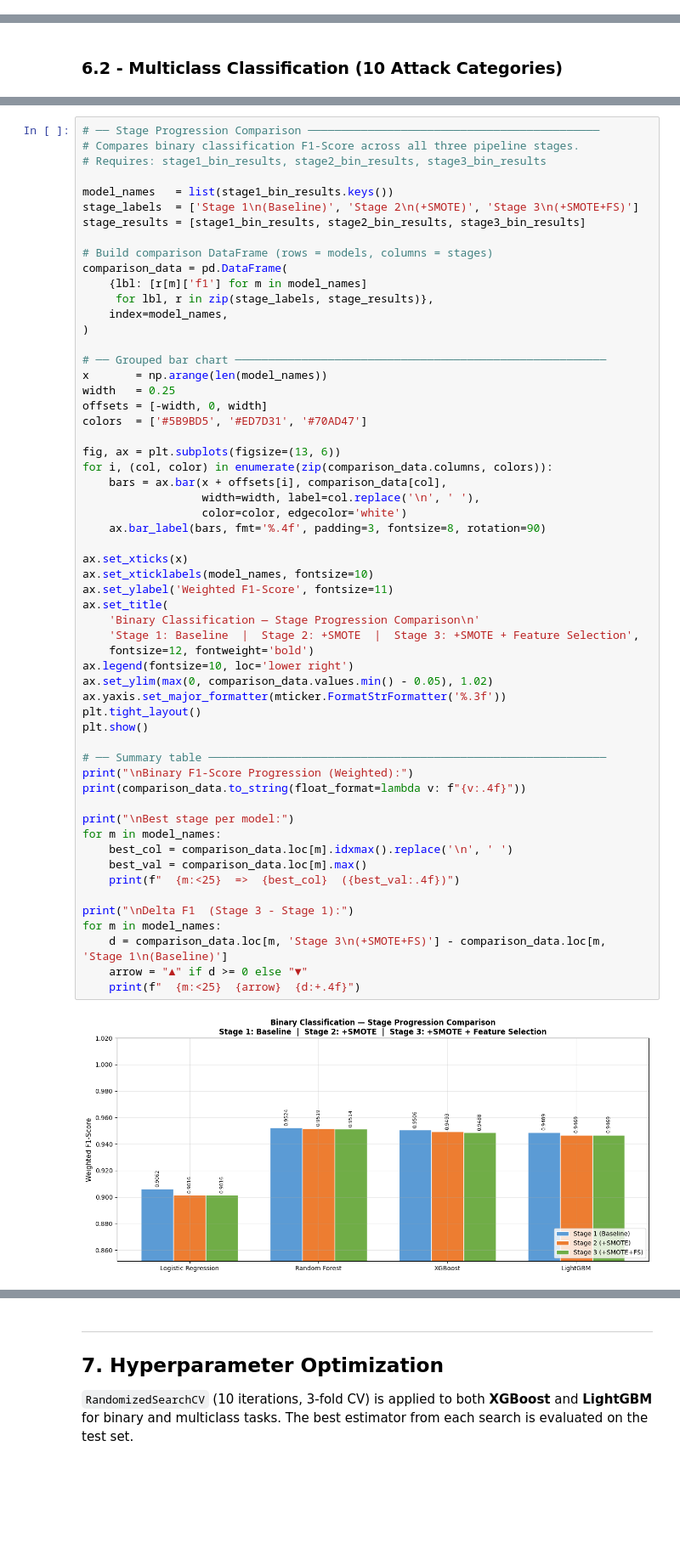
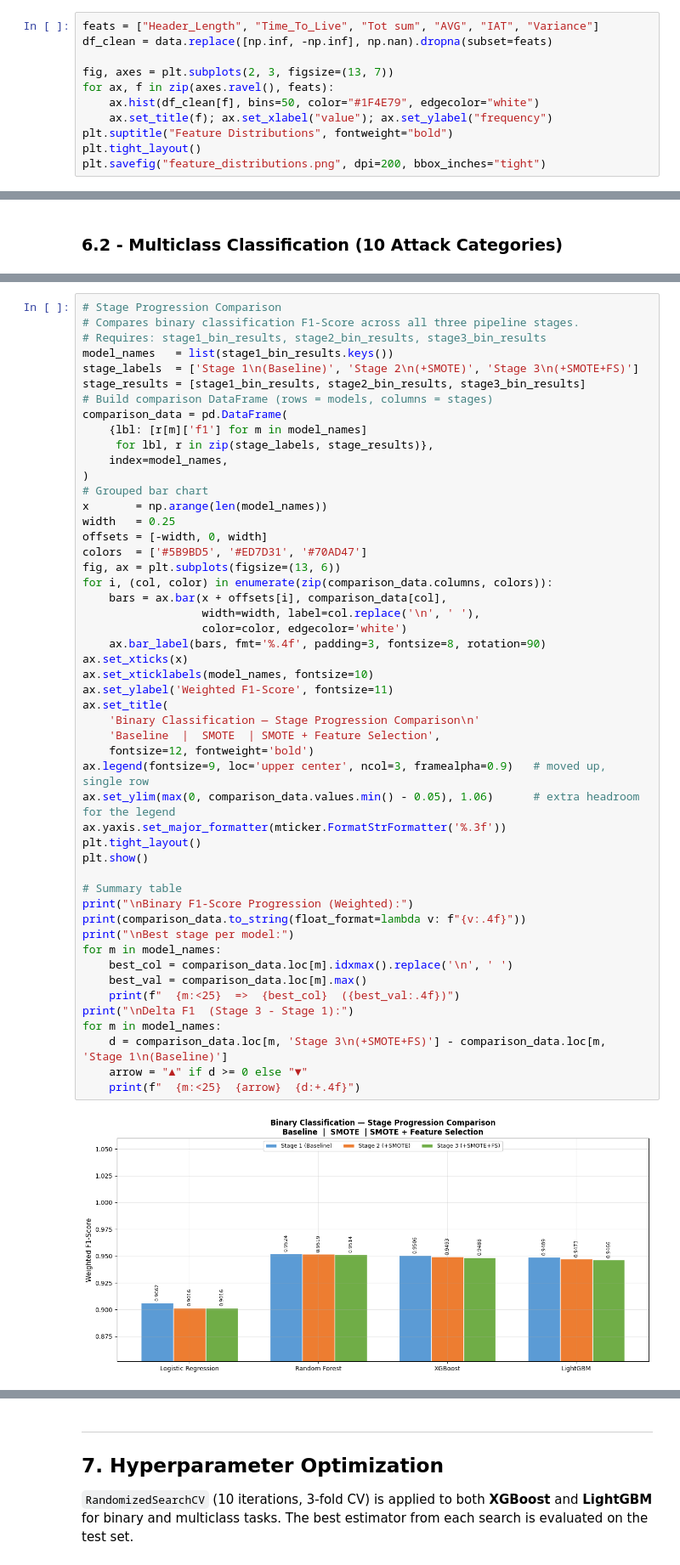
Before and after one commit to Enasnayel/MLandDM, a Jupyter notebook: Machine Learning-Based Network Intrusion Classification in IoT Environments Using the CICIoT2023 Dataset.ipynb, the cells around one changed output, grey strips where cells are left out. Shown at 85% size. Saved outputs shown, nothing was run; the diff lists cells and outputs as text; blank space fills up the shorter version.

```diff
--- a/Machine Learning-Based Network Intrusion Classification in IoT Environments Using the CICIoT2023 Dataset.ipynb
+++ b/Machine Learning-Based Network Intrusion Classification in IoT Environments Using the CICIoT2023 Dataset.ipynb
@@ -599,3 +551,14 @@ plt.tight_layout()
 plt.show()
 # %% [output]
 [figure]
+# %%
+feats = ["Header_Length", "Time_To_Live", "Tot sum", "AVG", "IAT", "Variance"]
+df_clean = data.replace([np.inf, -np.inf], np.nan).dropna(subset=feats)
+
+fig, axes = plt.subplots(2, 3, figsize=(13, 7))
+for ax, f in zip(axes.ravel(), feats):
+    ax.hist(df_clean[f], bins=50, color="#1F4E79", edgecolor="white")
+    ax.set_title(f); ax.set_xlabel("value"); ax.set_ylabel("frequency")
+plt.suptitle("Feature Distributions", fontweight="bold")
+plt.tight_layout()
+plt.savefig("feature_distributions.png", dpi=200, bbox_inches="tight")
@@ -1244,62 +1220,55 @@ Use this to determine whether SMOTE and feature selection actually improved perf
 # %%
-# ── Stage Progression Comparison ────────────────────────────────────────────
+# Stage Progression Comparison
 # Compares binary classification F1-Score across all three pipeline stages.
 # Requires: stage1_bin_results, stage2_bin_results, stage3_bin_results
-
 model_names   = list(stage1_bin_results.keys())
 stage_labels  = ['Stage 1\n(Baseline)', 'Stage 2\n(+SMOTE)', 'Stage 3\n(+SMOTE+FS)']
 stage_results = [stage1_bin_results, stage2_bin_results, stage3_bin_results]
-
 # Build comparison DataFrame (rows = models, columns = stages)
 comparison_data = pd.DataFrame(
     {lbl: [r[m]['f1'] for m in model_names]
      for lbl, r in zip(stage_labels, stage_results)},
     index=model_names,
 )
-
-# ── Grouped bar chart ────────────────────────────────────────────────────────
+# Grouped bar chart
 x       = np.arange(len(model_names))
 width   = 0.25
 offsets = [-width, 0, width]
 colors  = ['#5B9BD5', '#ED7D31', '#70AD47']
-
 fig, ax = plt.subplots(figsize=(13, 6))
 for i, (col, color) in enumerate(zip(comparison_data.columns, colors)):
     bars = ax.bar(x + offsets[i], comparison_data[col],
                   width=width, label=col.replace('\n', ' '),
                   color=color, edgecolor='white')
     ax.bar_label(bars, fmt='%.4f', padding=3, fontsize=8, rotation=90)
-
 ax.set_xticks(x)
 ax.set_xticklabels(model_names, fontsize=10)
 ax.set_ylabel('Weighted F1-Score', fontsize=11)
 ax.set_title(
     'Binary Classification — Stage Progression Comparison\n'
-    'Stage 1: Baseline  |  Stage 2: +SMOTE  |  Stage 3: +SMOTE + Feature Selection',
+    'Baseline  |  SMOTE  | SMOTE + Feature Selection',
     fontsize=12, fontweight='bold')
-ax.legend(fontsize=10, loc='lower right')
-ax.set_ylim(max(0, comparison_data.values.min() - 0.05), 1.02)
+ax.legend(fontsize=9, loc='upper center', ncol=3, framealpha=0.9)   # moved up, single row
+ax.set_ylim(max(0, comparison_data.values.min() - 0.05), 1.06)      # extra headroom for the legend
 ax.yaxis.set_major_formatter(mticker.FormatStrFormatter('%.3f'))
 plt.tight_layout()
 plt.show()
 
-# ── Summary table ────────────────────────────────────────────────────────────
+# Summary table
 print("\nBinary F1-Score Progression (Weighted):")
 print(comparison_data.to_string(float_format=lambda v: f"{v:.4f}"))
-
 print("\nBest stage per model:")
 for m in model_names:
     best_col = comparison_data.loc[m].idxmax().replace('\n', ' ')
     best_val = comparison_data.loc[m].max()
     print(f"  {m:<25}  =>  {best_col}  ({best_val:.4f})")
-
 print("\nDelta F1  (Stage 3 - Stage 1):")
 for m in model_names:
     d = comparison_data.loc[m, 'Stage 3\n(+SMOTE+FS)'] - comparison_data.loc[m, 'Stage 1\n(Baseline)']
     arrow = "▲" if d >= 0 else "▼"
     print(f"  {m:<25}  {arrow}  {d:+.4f}")
 # %% [output]
-[figure, old version]
+[figure, new version]
 Binary F1-Score Progression (Weighted):
                      Stage 1\n(Baseline)  Stage 2\n(+SMOTE)  Stage 3\n(+SMOTE+FS)
 Logistic Regression               0.9062             0.9016                0.9016
```
Also changed, not shown: parts of 49 cells of this notebook.
